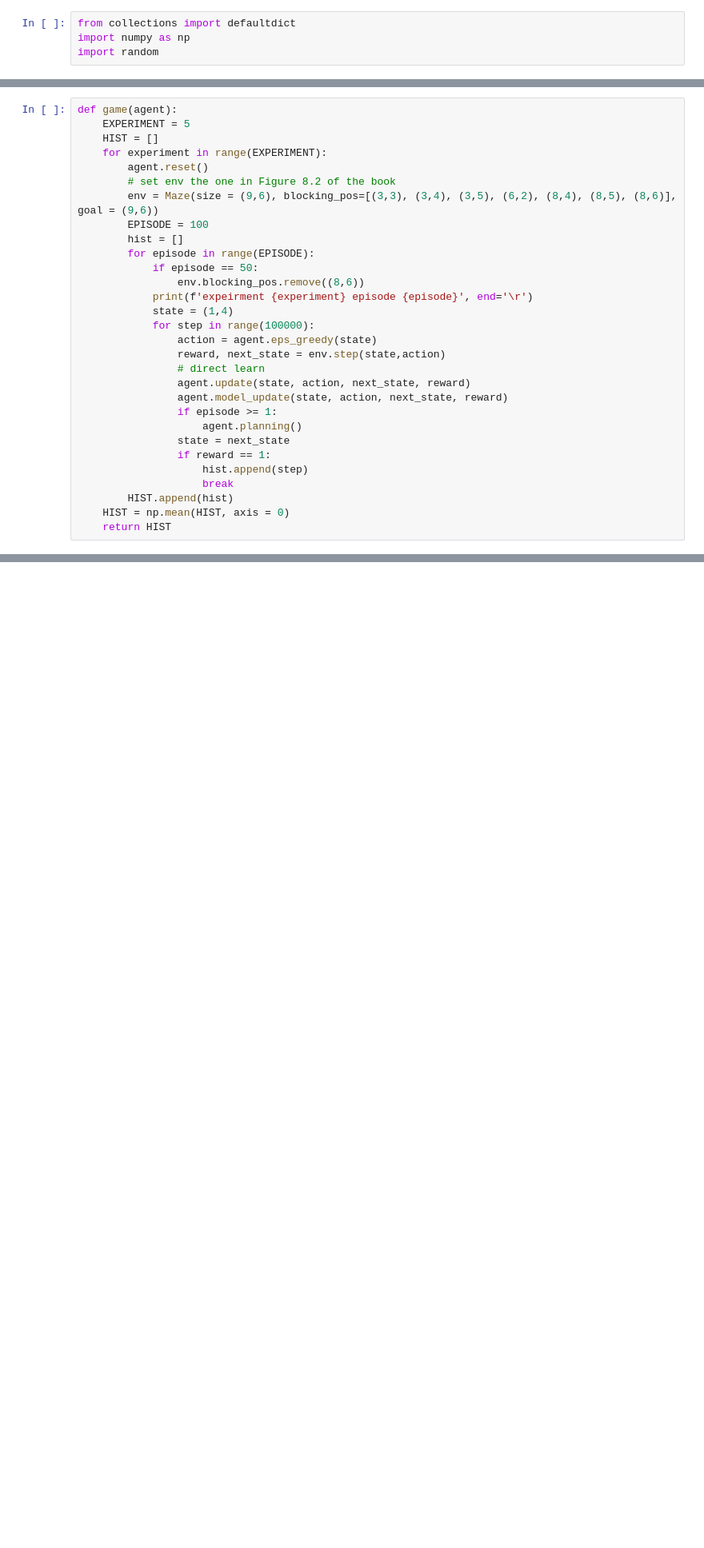
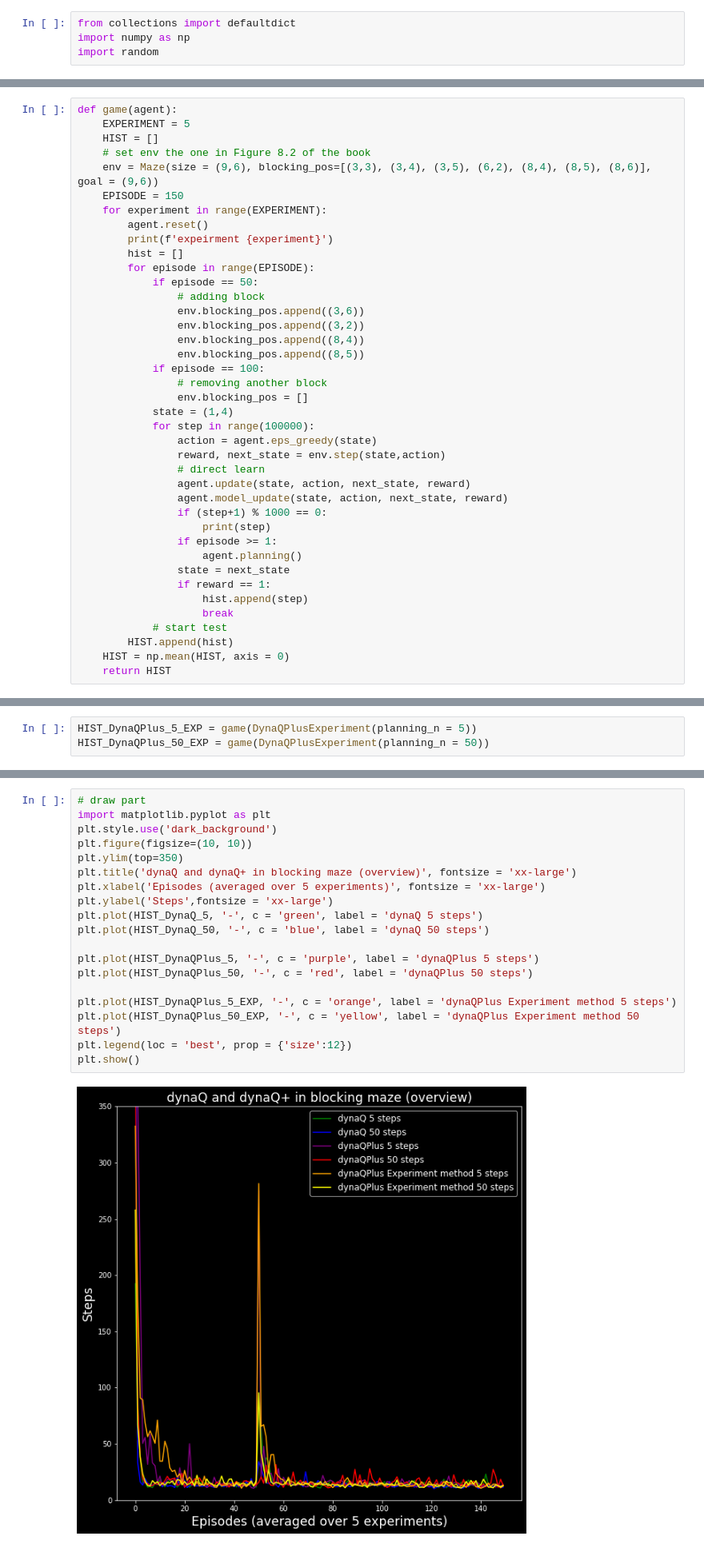
Before and after one commit to LyWangPX/Reinforcement-Learning-2nd-Edition-by-Sutton-Exercise-Solutions, a Jupyter notebook: Chapter 8/Ex8.2(DynaQ and DynaQ+).ipynb, the cells around one changed output, grey strips where cells are left out. Shown at 80% size. Cells and saved outputs as stored; diff of their text form; blank space fills up the shorter version.

```diff
--- a/Chapter 8/Ex8.2(DynaQ and DynaQ+).ipynb
+++ b/Chapter 8/Ex8.2(DynaQ and DynaQ+).ipynb
@@ -175,16 +240,23 @@ class DynaQPlus:
 def game(agent):
     EXPERIMENT = 5
     HIST = []
+    # set env the one in Figure 8.2 of the book
+    env = Maze(size = (9,6), blocking_pos=[(3,3), (3,4), (3,5), (6,2), (8,4), (8,5), (8,6)], goal = (9,6))
+    EPISODE = 150
     for experiment in range(EXPERIMENT):
         agent.reset()
-        # set env the one in Figure 8.2 of the book
-        env = Maze(size = (9,6), blocking_pos=[(3,3), (3,4), (3,5), (6,2), (8,4), (8,5), (8,6)], goal = (9,6))
-        EPISODE = 100
+        print(f'expeirment {experiment}')
         hist = []
         for episode in range(EPISODE):
             if episode == 50:
-                env.blocking_pos.remove((8,6))
-            print(f'expeirment {experiment} episode {episode}', end='\r')
+                # adding block
+                env.blocking_pos.append((3,6))
+                env.blocking_pos.append((3,2))
+                env.blocking_pos.append((8,4))
+                env.blocking_pos.append((8,5))
+            if episode == 100:
+                # removing another block
+                env.blocking_pos = []
             state = (1,4)
             for step in range(100000):
                 action = agent.eps_greedy(state)
@@ -192,12 +264,15 @@ def game(agent):
                 # direct learn
                 agent.update(state, action, next_state, reward)
                 agent.model_update(state, action, next_state, reward)
+                if (step+1) % 1000 == 0:
+                    print(step)
                 if episode >= 1:
                     agent.planning()
                 state = next_state
                 if reward == 1:
                     hist.append(step)
                     break
+            # start test
         HIST.append(hist)
     HIST = np.mean(HIST, axis = 0)
     return HIST
@@ -210,0 +311,3 @@ expeirment 4 episode 99
+# %%
+HIST_DynaQPlus_5_EXP = game(DynaQPlusExperiment(planning_n = 5))
+HIST_DynaQPlus_50_EXP = game(DynaQPlusExperiment(planning_n = 50))
@@ -211 +325,22 @@ expeirment 4 episode 99
+# %%
+# draw part
+import matplotlib.pyplot as plt
+plt.style.use('dark_background')
+plt.figure(figsize=(10, 10))
+plt.ylim(top=350)
+plt.title('dynaQ and dynaQ+ in blocking maze (overview)', fontsize = 'xx-large')
+plt.xlabel('Episodes (averaged over 5 experiments)', fontsize = 'xx-large')
+plt.ylabel('Steps',fontsize = 'xx-large')
+plt.plot(HIST_DynaQ_5, '-', c = 'green', label = 'dynaQ 5 steps')
+plt.plot(HIST_DynaQ_50, '-', c = 'blue', label = 'dynaQ 50 steps')
+
+plt.plot(HIST_DynaQPlus_5, '-', c = 'purple', label = 'dynaQPlus 5 steps')
+plt.plot(HIST_DynaQPlus_50, '-', c = 'red', label = 'dynaQPlus 50 steps')
+
+plt.plot(HIST_DynaQPlus_5_EXP, '-', c = 'orange', label = 'dynaQPlus Experiment method 5 steps')
+plt.plot(HIST_DynaQPlus_50_EXP, '-', c = 'yellow', label = 'dynaQPlus Experiment method 50 steps')
+plt.legend(loc = 'best', prop = {'size':12})
+plt.show()
+# %% [output]
+[figure, added]
 # %%
```
Also changed, not shown: parts of 9 cells of this notebook.
